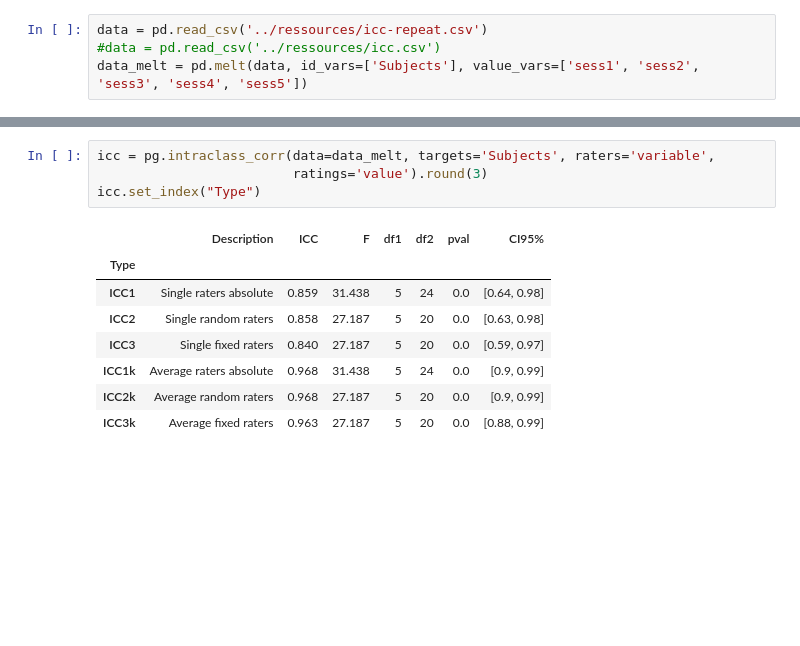
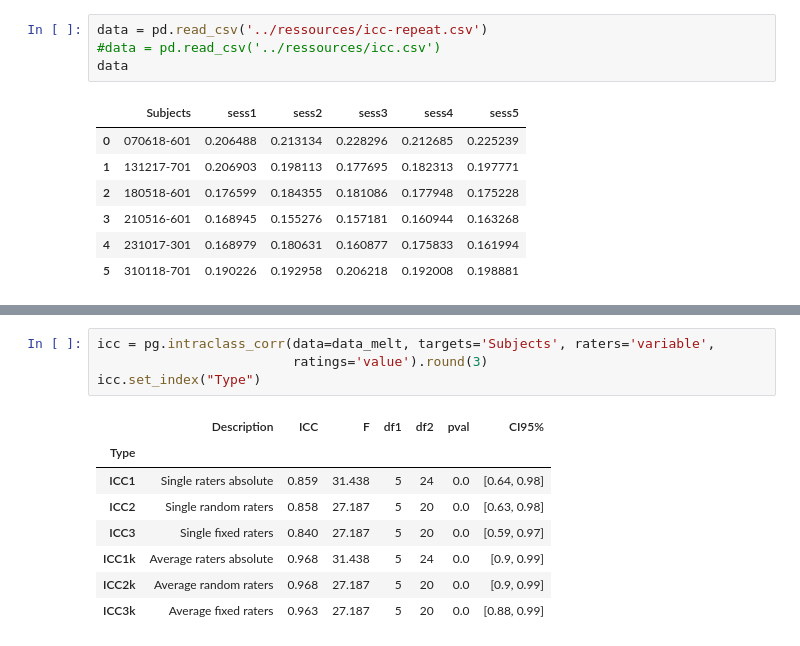
Before and after one commit to chamberm/Detect, a Jupyter notebook: examples/ICC.ipynb, the cells around one changed output, grey strips where cells are left out. Drawn from its saved outputs; the diff is of its cells as text; blank space fills up the shorter version.

```diff
--- a/examples/ICC.ipynb
+++ b/examples/ICC.ipynb
@@ -8,4 +13,12 @@ from scipy.ndimage.filters import gaussian_filter1d
 # %%
 data = pd.read_csv('../ressources/icc-repeat.csv')
 #data = pd.read_csv('../ressources/icc.csv')
-data_melt = pd.melt(data, id_vars=['Subjects'], value_vars=['sess1', 'sess2', 'sess3', 'sess4', 'sess5'])
+data
+# %% [output]
+|  | Subjects | sess1 | sess2 | sess3 | sess4 | sess5 |
+| 0 | 070618-601 | 0.206488 | 0.213134 | 0.228296 | 0.212685 | 0.225239 |
+| 1 | 131217-701 | 0.206903 | 0.198113 | 0.177695 | 0.182313 | 0.197771 |
+| 2 | 180518-601 | 0.176599 | 0.184355 | 0.181086 | 0.177948 | 0.175228 |
+| 3 | 210516-601 | 0.168945 | 0.155276 | 0.157181 | 0.160944 | 0.163268 |
+| 4 | 231017-301 | 0.168979 | 0.180631 | 0.160877 | 0.175833 | 0.161994 |
+| 5 | 310118-701 | 0.190226 | 0.192958 | 0.206218 | 0.192008 | 0.198881 |
```
Also changed, not shown: parts of 2 cells of this notebook, 5 other files.
